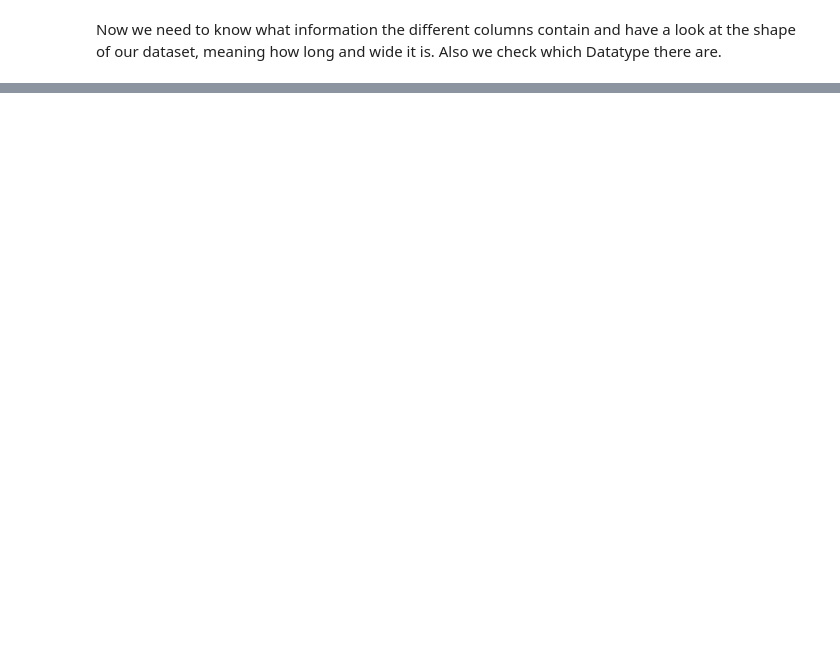
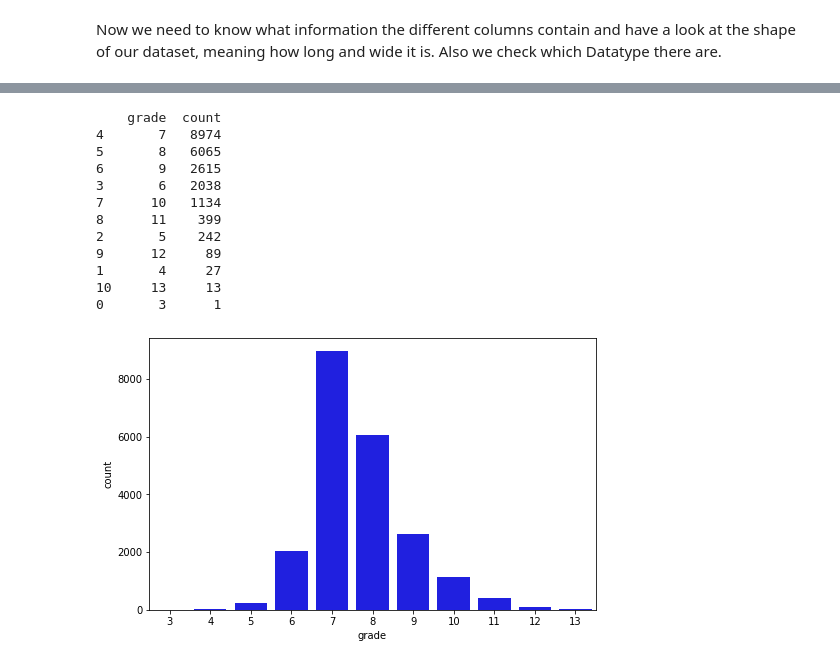
Before and after one commit to AndreasPriebe/DS-EDA-project, a Jupyter notebook: EDA.ipynb, the cells around one changed output, grey strips where cells are left out. Drawn from its saved outputs; the diff is of its cells as text; code cells hidden in the pictures; blank space fills up the shorter version.

```diff
--- a/EDA.ipynb
+++ b/EDA.ipynb
@@ -108,0 +167,17 @@ Index(['id', 'price', 'bedrooms', 'bathrooms', 'sqft_living', 'sqft_lot',
+# %%
+print(grade_dis)
+sns.barplot(data=grade_dis, x="grade" , y="count" , color='b');
+# %% [output]
+    grade  count
+4       7   8974
+5       8   6065
+6       9   2615
+3       6   2038
+7      10   1134
+8      11    399
+2       5    242
+9      12     89
+1       4     27
+10     13     13
+0       3      1
+[figure, added]
```
Also changed, not shown: parts of 22 cells of this notebook.
